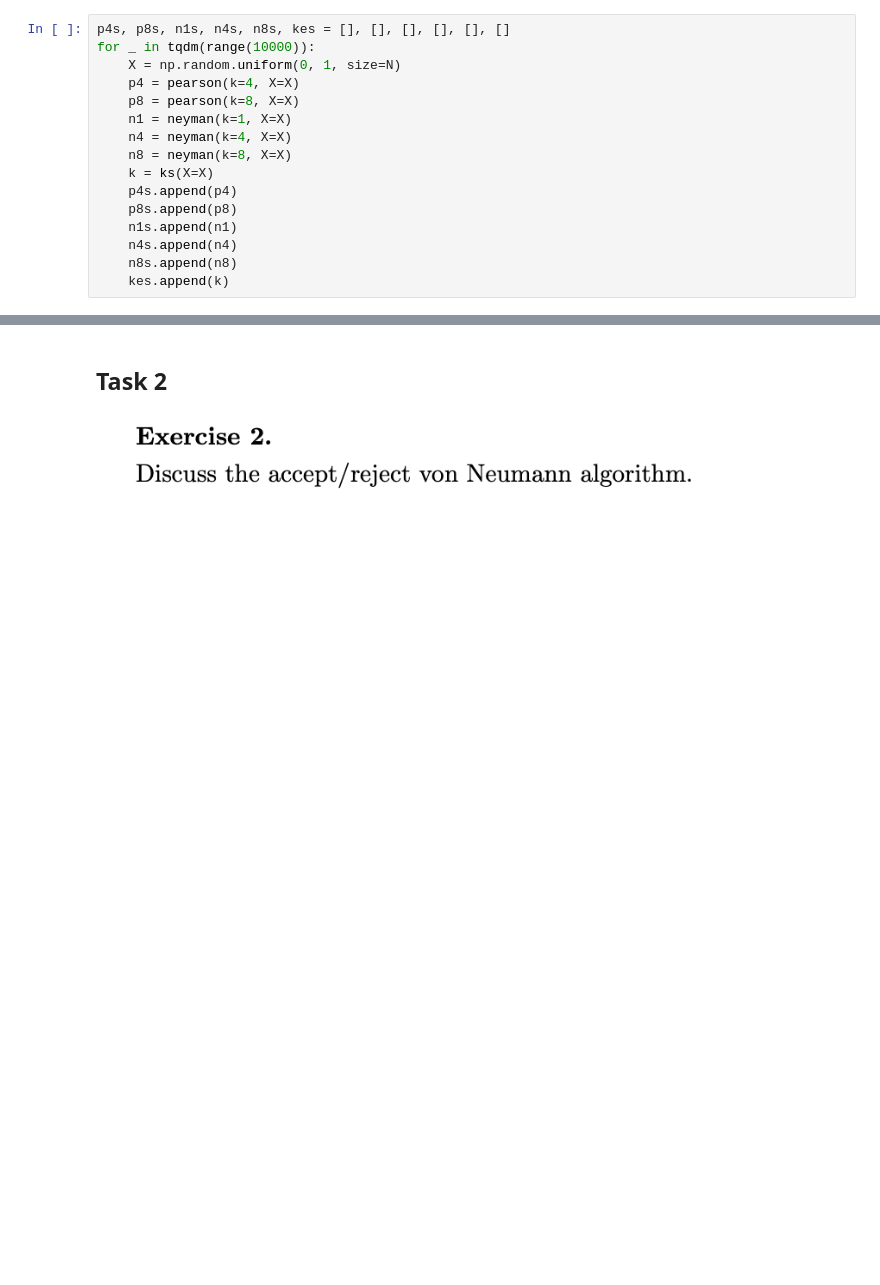
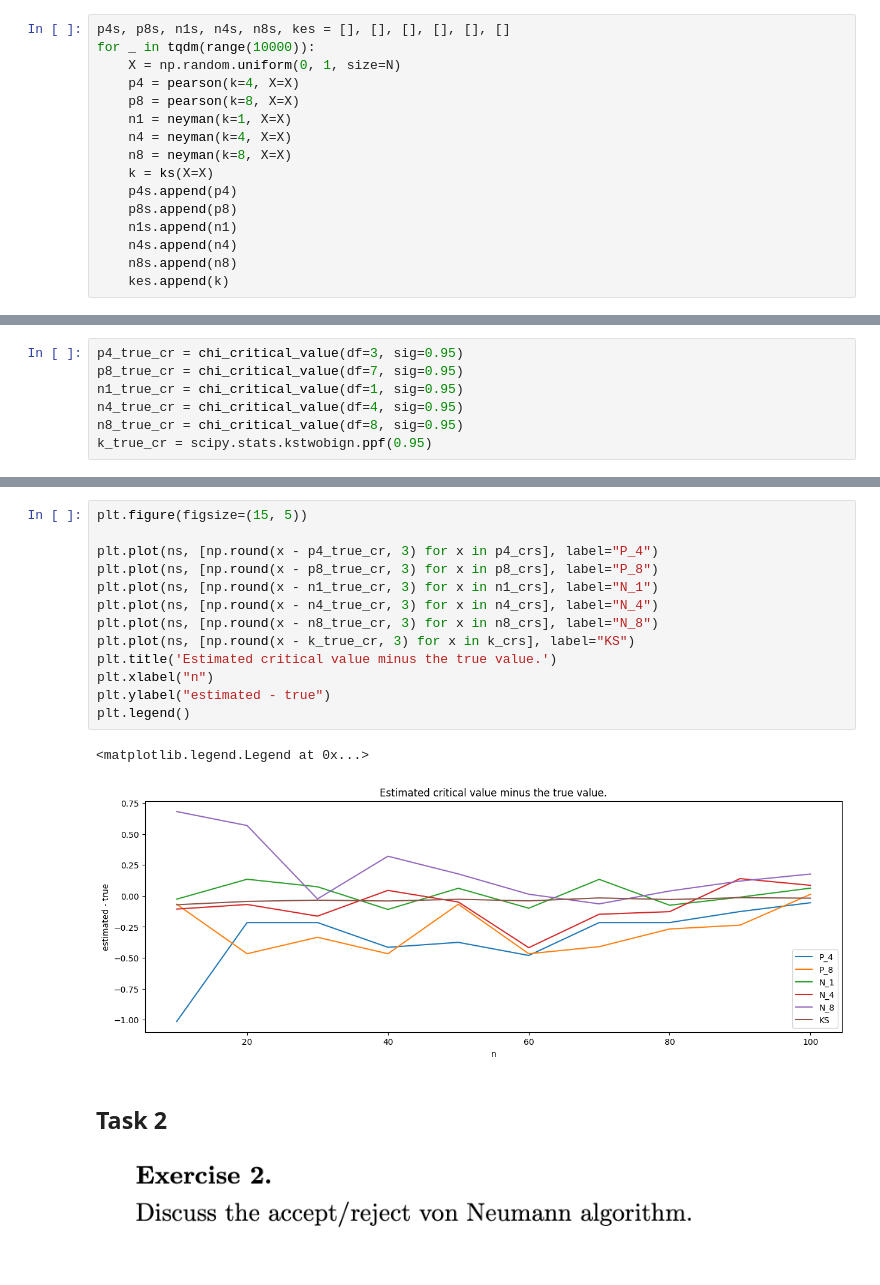
Before and after one commit to TheFebrin/UNIVERSITY, a Jupyter notebook: Statistics and Linear Models/Task3/Task3.ipynb, the cells around one changed output, grey strips where cells are left out. Saved outputs shown, nothing was run; the diff lists cells and outputs as text; blank space fills up the shorter version.

```diff
--- a/Statistics and Linear Models/Task3/Task3.ipynb
+++ b/Statistics and Linear Models/Task3/Task3.ipynb
@@ -176,0 +223,7 @@ axes[1][2].plot(
+# %%
+p4_true_cr = chi_critical_value(df=3, sig=0.95)
+p8_true_cr = chi_critical_value(df=7, sig=0.95)
+n1_true_cr = chi_critical_value(df=1, sig=0.95)
+n4_true_cr = chi_critical_value(df=4, sig=0.95)
+n8_true_cr = chi_critical_value(df=8, sig=0.95)
+k_true_cr = scipy.stats.kstwobign.ppf(0.95)
@@ -177,3 +264,19 @@ axes[1][2].plot(
+# %%
+plt.figure(figsize=(15, 5))
+
+plt.plot(ns, [np.round(x - p4_true_cr, 3) for x in p4_crs], label="P_4")
+plt.plot(ns, [np.round(x - p8_true_cr, 3) for x in p8_crs], label="P_8")
+plt.plot(ns, [np.round(x - n1_true_cr, 3) for x in n1_crs], label="N_1")
+plt.plot(ns, [np.round(x - n4_true_cr, 3) for x in n4_crs], label="N_4")
+plt.plot(ns, [np.round(x - n8_true_cr, 3) for x in n8_crs], label="N_8")
+plt.plot(ns, [np.round(x - k_true_cr, 3) for x in k_crs], label="KS")
+plt.title('Estimated critical value minus the true value.')
+plt.xlabel("n")
+plt.ylabel("estimated - true")
+plt.legend()
+# %% [output]
+<matplotlib.legend.Legend at 0x...>
+[figure, added]
 # %% [markdown]
 ## Task 2
 ![image.png](attachment:37bfa35c-512c-4d87-b29c-5d5ebbff6720.png)
```
Also changed, not shown: parts of 19 cells of this notebook.
